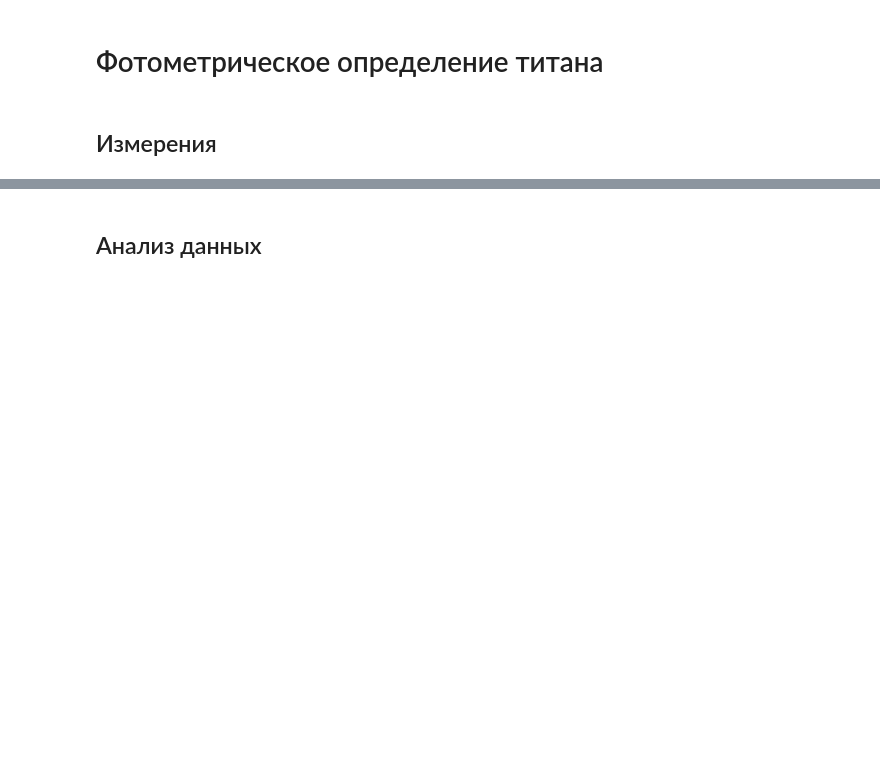
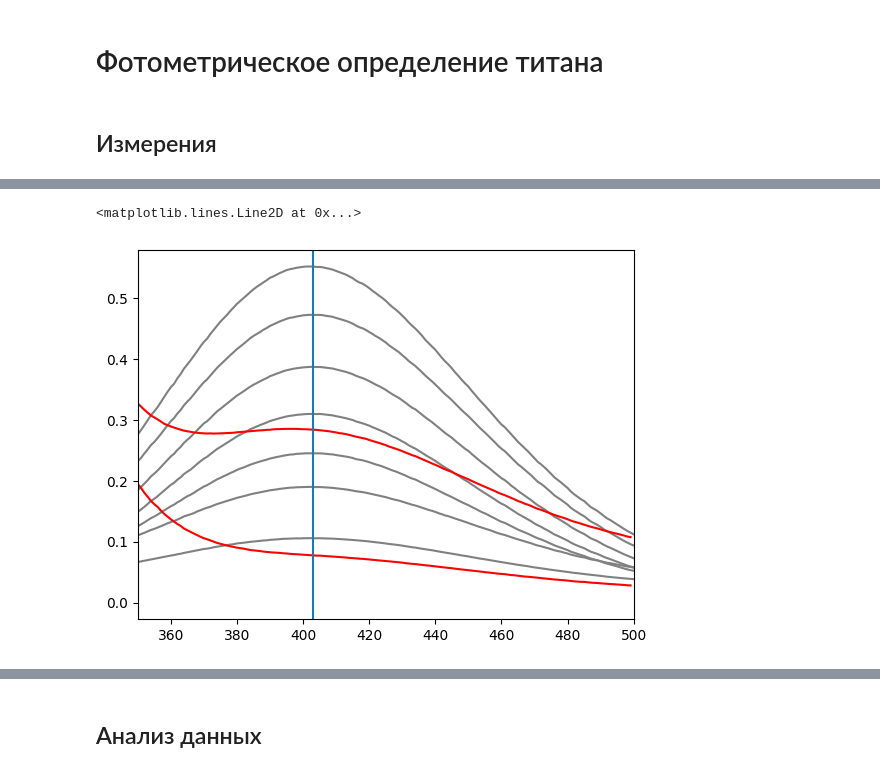
Before and after one commit to a-for-short/labs, a Jupyter notebook: optics/ti/titan.ipynb, the cells around one changed output, grey strips where cells are left out. Cells and saved outputs as stored; diff of their text form; code cells hidden in the pictures; blank space fills up the shorter version.

```diff
--- a/optics/ti/titan.ipynb
+++ b/optics/ti/titan.ipynb
@@ -78,0 +78,19 @@ plt.xlim(350, 500)
+# %%
+# Interpolate and plot interpolation
+f = [1 for i in range(1, len(col_names))]
+for i in range(len(col_names) // 2):
+    f[i * 2] = interp1d(df[col_names[i * 2]], df[col_names[i * 2 + 1]])
+for i in range(len(col_names) // 2):
+    plt.plot(df[col_names[i * 2]], f[i * 2](df[col_names[i * 2]]), color='gray')
+
+f_ex = [1 for i in range(1, len(exer_names))]
+for i in range(len(exer_names) // 2):
+    f_ex[i * 2] = interp1d(df_ex[exer_names[i * 2]], df_ex[exer_names[i * 2 + 1]])
+for i in range(len(exer_names) // 2):
+    plt.plot(df_ex[exer_names[i * 2]], f_ex[i * 2](df_ex[exer_names[i * 2]]), color='red')
+scan_wl = 403 # nm
+plt.xlim(350, 500)
+plt.axvline(scan_wl, label='Comparison wavelength')
+# %% [output]
+<matplotlib.lines.Line2D at 0x...>
+[figure, added]
```
Also changed, not shown: parts of 15 cells of this notebook, 3 other files.
